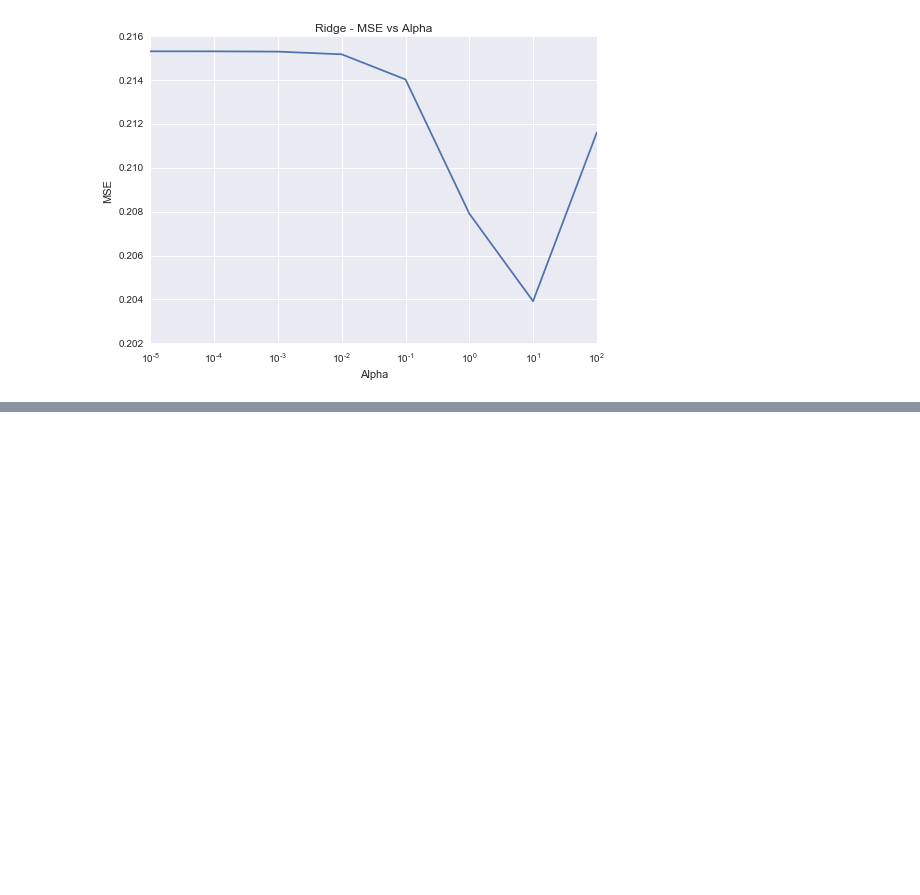
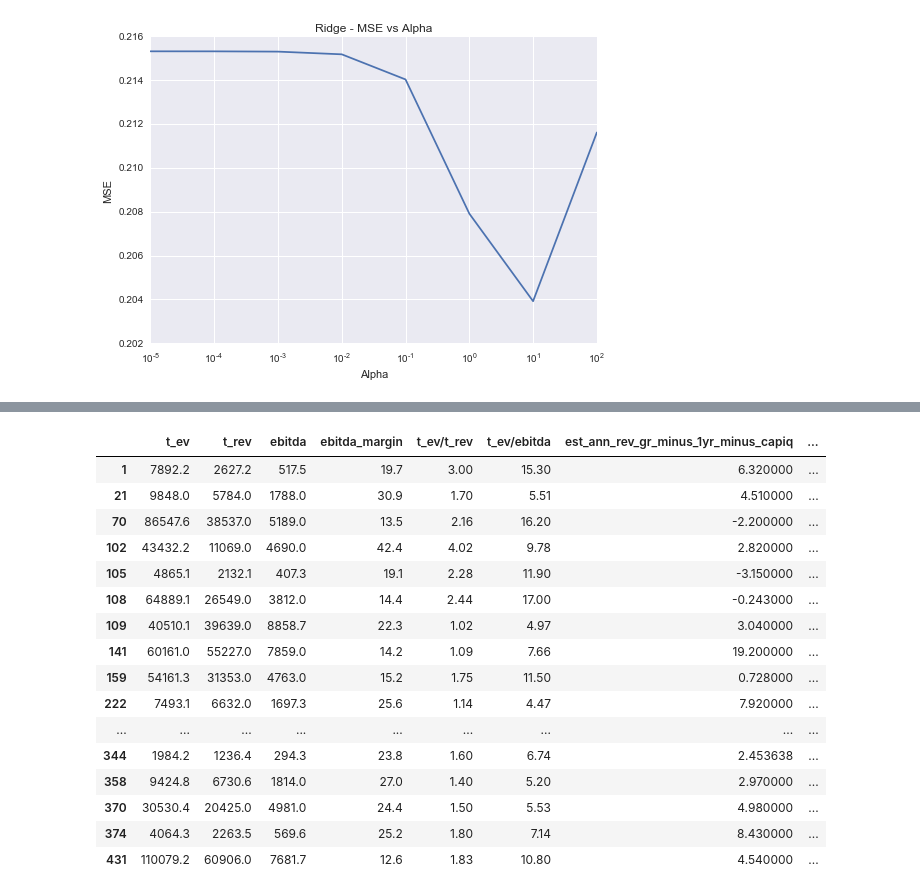
Before and after one commit to timothytrippel/adamy, a Jupyter notebook: xinyu/industrials_drop_tev.ipynb, the cells around one changed output, grey strips where cells are left out. Cells and saved outputs as stored; diff of their text form; code cells hidden in the pictures; blank space fills up the shorter version.

```diff
--- a/xinyu/industrials_drop_tev.ipynb
+++ b/xinyu/industrials_drop_tev.ipynb
@@ -260,0 +263,7 @@ Average MSE (alpha = 1e-2): 0.2039 (+/- 0.0929)
+# %%
+data_set = load_data_frames()
+industrial_raw = data_set[2]
+mean_filled_na_industrial = mean_fill_nan_entries(industrial_raw)
+# %%
+mean_industrial_df = pd.DataFrame(mean_filled_na_industrial, columns=industrials_df_col_names )
+mean_industrial_df.head()
@@ -260,0 +397,20 @@ Average MSE (alpha = 1e-2): 0.2039 (+/- 0.0929)
+# %%
+mean_industrial_df.ix[hold_out_index]
+# %% [output]
+|  | t_ev | t_rev | ebitda | ebitda_margin | t_ev/t_rev | t_ev/ebitda | est_ann_rev_gr_minus_1yr_minus_capiq | ... |
+| 1 | 7892.2 | 2627.2 | 517.5 | 19.7 | 3.00 | 15.30 | 6.320000 | ... |
+| 21 | 9848.0 | 5784.0 | 1788.0 | 30.9 | 1.70 | 5.51 | 4.510000 | ... |
+| 70 | 86547.6 | 38537.0 | 5189.0 | 13.5 | 2.16 | 16.20 | -2.200000 | ... |
+| 102 | 43432.2 | 11069.0 | 4690.0 | 42.4 | 4.02 | 9.78 | 2.820000 | ... |
+| 105 | 4865.1 | 2132.1 | 407.3 | 19.1 | 2.28 | 11.90 | -3.150000 | ... |
+| 108 | 64889.1 | 26549.0 | 3812.0 | 14.4 | 2.44 | 17.00 | -0.243000 | ... |
+| 109 | 40510.1 | 39639.0 | 8858.7 | 22.3 | 1.02 | 4.97 | 3.040000 | ... |
+| 141 | 60161.0 | 55227.0 | 7859.0 | 14.2 | 1.09 | 7.66 | 19.200000 | ... |
+| 159 | 54161.3 | 31353.0 | 4763.0 | 15.2 | 1.75 | 11.50 | 0.728000 | ... |
+| 222 | 7493.1 | 6632.0 | 1697.3 | 25.6 | 1.14 | 4.47 | 7.920000 | ... |
+| ... | ... | ... | ... | ... | ... | ... | ... | ... |
+| 344 | 1984.2 | 1236.4 | 294.3 | 23.8 | 1.60 | 6.74 | 2.453638 | ... |
+| 358 | 9424.8 | 6730.6 | 1814.0 | 27.0 | 1.40 | 5.20 | 2.970000 | ... |
+| 370 | 30530.4 | 20425.0 | 4981.0 | 24.4 | 1.50 | 5.53 | 4.980000 | ... |
+| 374 | 4064.3 | 2263.5 | 569.6 | 25.2 | 1.80 | 7.14 | 8.430000 | ... |
+| 431 | 110079.2 | 60906.0 | 7681.7 | 12.6 | 1.83 | 10.80 | 4.540000 | ... |
```
Also changed, not shown: parts of 14 cells of this notebook, 1 other file.
